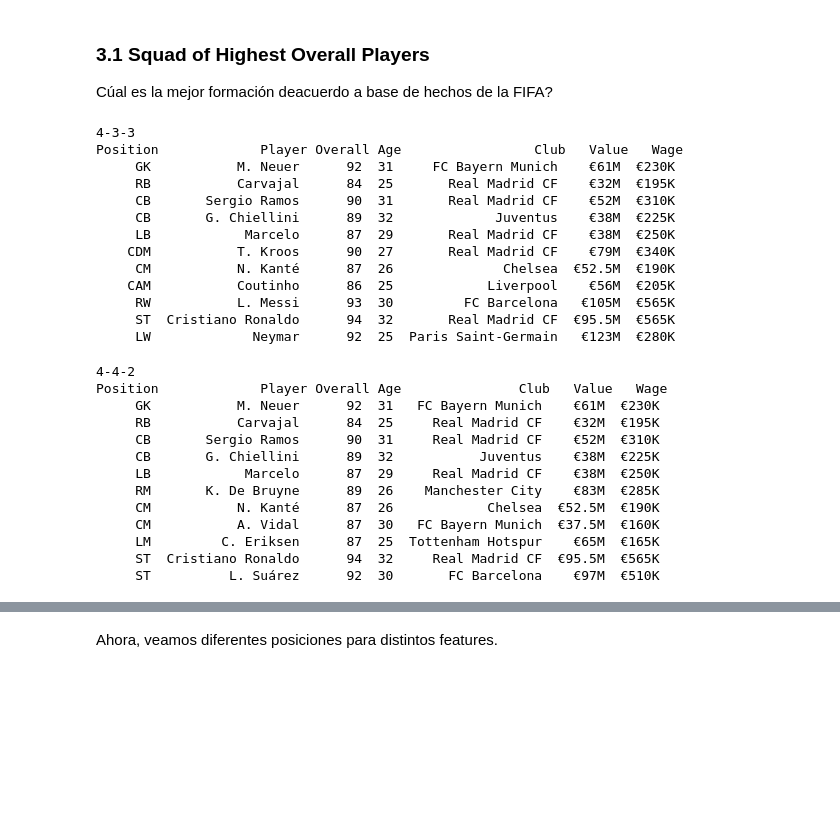
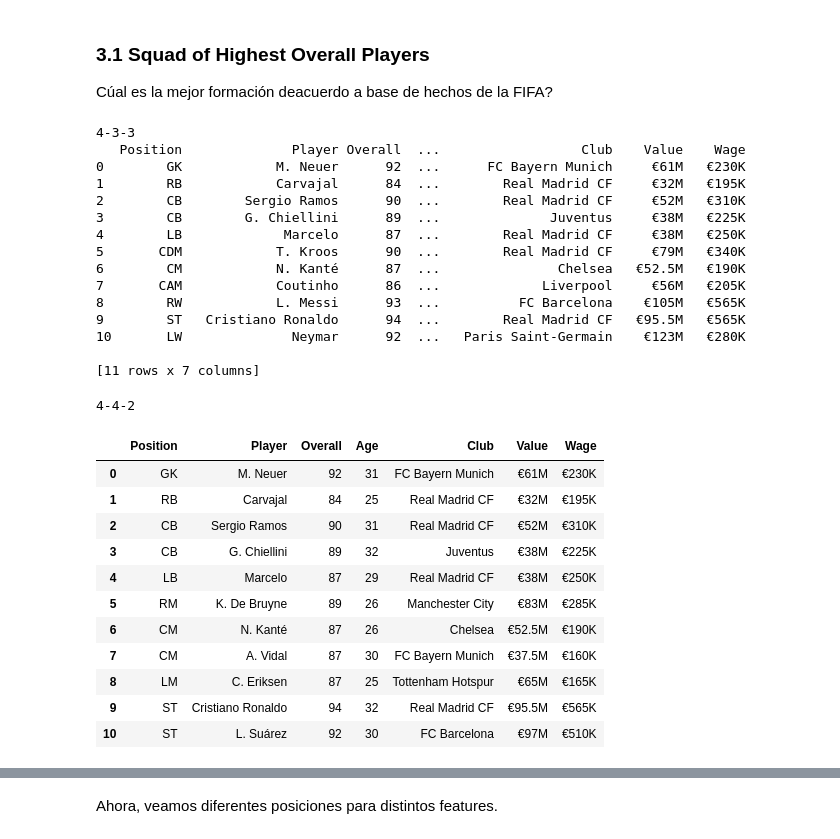
Before and after one commit to romellfudi/ExploratoryDataAnalysis, a Jupyter notebook: Peru Al Mundial.ipynb, the cells around one changed output, grey strips where cells are left out. Drawn from its saved outputs; the diff is of its cells as text; code cells hidden in the pictures; blank space fills up the shorter version.

```diff
--- a/Peru Al Mundial.ipynb
+++ b/Peru Al Mundial.ipynb
@@ -304,45 +307,47 @@ def get_best_squad(formation):
                          inplace = True)
 
     return pd.DataFrame(np.array(store).reshape(11,7),
-                        columns = ['Position', 'Player', 'Overall', 'Age', 'Club', 'Value', 'Wage']).to_string(index = False)
+                        columns = ['Position', 'Player', 'Overall', 'Age', 'Club', 'Value', 'Wage'])
 # %%
 # 4-3-3
 squad_433 = ['GK', 'RB', 'CB', 'CB', 'LB', 'CDM', 'CM', 'CAM', 'RW', 'ST', 'LW']
 print ('4-3-3')
-print (get_best_squad(squad_433))
+get_best_squad(squad_433))
 # %% [output]
 4-3-3
-Position             Player Overall Age                 Club   Value   Wage
-     GK           M. Neuer      92  31     FC Bayern Munich    €61M  €230K
-     RB           Carvajal      84  25       Real Madrid CF    €32M  €195K
-     CB       Sergio Ramos      90  31       Real Madrid CF    €52M  €310K
-     CB       G. Chiellini      89  32             Juventus    €38M  €225K
-     LB            Marcelo      87  29       Real Madrid CF    €38M  €250K
-    CDM           T. Kroos      90  27       Real Madrid CF    €79M  €340K
-     CM           N. Kanté      87  26              Chelsea  €52.5M  €190K
-    CAM           Coutinho      86  25            Liverpool    €56M  €205K
-     RW           L. Messi      93  30         FC Barcelona   €105M  €565K
-     ST  Cristiano Ronaldo      94  32       Real Madrid CF  €95.5M  €565K
-     LW             Neymar      92  25  Paris Saint-Germain   €123M  €280K
+   Position              Player Overall  ...                  Club    Value    Wage
+0        GK            M. Neuer      92  ...      FC Bayern Munich     €61M   €230K
+1        RB            Carvajal      84  ...        Real Madrid CF     €32M   €195K
+2        CB        Sergio Ramos      90  ...        Real Madrid CF     €52M   €310K
+3        CB        G. Chiellini      89  ...              Juventus     €38M   €225K
+4        LB             Marcelo      87  ...        Real Madrid CF     €38M   €250K
+5       CDM            T. Kroos      90  ...        Real Madrid CF     €79M   €340K
+6        CM            N. Kanté      87  ...               Chelsea   €52.5M   €190K
+7       CAM            Coutinho      86  ...             Liverpool     €56M   €205K
+8        RW            L. Messi      93  ...          FC Barcelona    €105M   €565K
+9        ST   Cristiano Ronaldo      94  ...        Real Madrid CF   €95.5M   €565K
+10       LW              Neymar      92  ...   Paris Saint-Germain    €123M   €280K
+
+[11 rows x 7 columns]
 # %%
 # 4-4-2
 squad_442 = ['GK', 'RB', 'CB', 'CB', 'LB', 'RM', 'CM', 'CM', 'LM', 'ST', 'ST']
 print ('4-4-2')
-print (get_best_squad(squad_442))
+get_best_squad(squad_442)
 # %% [output]
 4-4-2
-Position             Player Overall Age               Club   Value   Wage
-     GK           M. Neuer      92  31   FC Bayern Munich    €61M  €230K
-     RB           Carvajal      84  25     Real Madrid CF    €32M  €195K
-     CB       Sergio Ramos      90  31     Real Madrid CF    €52M  €310K
-     CB       G. Chiellini      89  32           Juventus    €38M  €225K
-     LB            Marcelo      87  29     Real Madrid CF    €38M  €250K
-     RM       K. De Bruyne      89  26    Manchester City    €83M  €285K
-     CM           N. Kanté      87  26            Chelsea  €52.5M  €190K
-     CM           A. Vidal      87  30   FC Bayern Munich  €37.5M  €160K
-     LM         C. Eriksen      87  25  Tottenham Hotspur    €65M  €165K
-     ST  Cristiano Ronaldo      94  32     Real Madrid CF  €95.5M  €565K
-     ST          L. Suárez      92  30       FC Barcelona    €97M  €510K
+|  | Position | Player | Overall | Age | Club | Value | Wage |
+| 0 | GK | M. Neuer | 92 | 31 | FC Bayern Munich | €61M | €230K |
+| 1 | RB | Carvajal | 84 | 25 | Real Madrid CF | €32M | €195K |
+| 2 | CB | Sergio Ramos | 90 | 31 | Real Madrid CF | €52M | €310K |
+| 3 | CB | G. Chiellini | 89 | 32 | Juventus | €38M | €225K |
+| 4 | LB | Marcelo | 87 | 29 | Real Madrid CF | €38M | €250K |
+| 5 | RM | K. De Bruyne | 89 | 26 | Manchester City | €83M | €285K |
+| 6 | CM | N. Kanté | 87 | 26 | Chelsea | €52.5M | €190K |
+| 7 | CM | A. Vidal | 87 | 30 | FC Bayern Munich | €37.5M | €160K |
+| 8 | LM | C. Eriksen | 87 | 25 | Tottenham Hotspur | €65M | €165K |
+| 9 | ST | Cristiano Ronaldo | 94 | 32 | Real Madrid CF | €95.5M | €565K |
+| 10 | ST | L. Suárez | 92 | 30 | FC Barcelona | €97M | €510K |
 # %%
 # 4-2-3-1
 squad_4231 = ['GK', 'RB', 'CB', 'CB', 'LB', 'CDM', 'CDM', 'CAM', 'CAM', 'CAM', 'ST']
```
Also changed, not shown: parts of 28 cells of this notebook.
